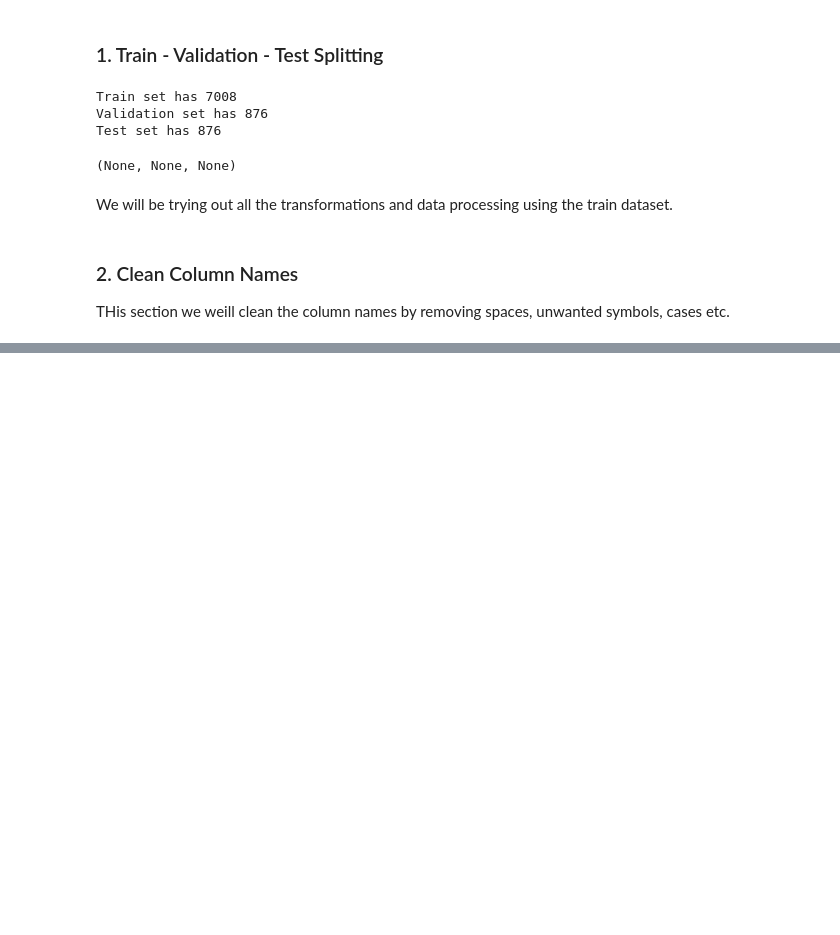
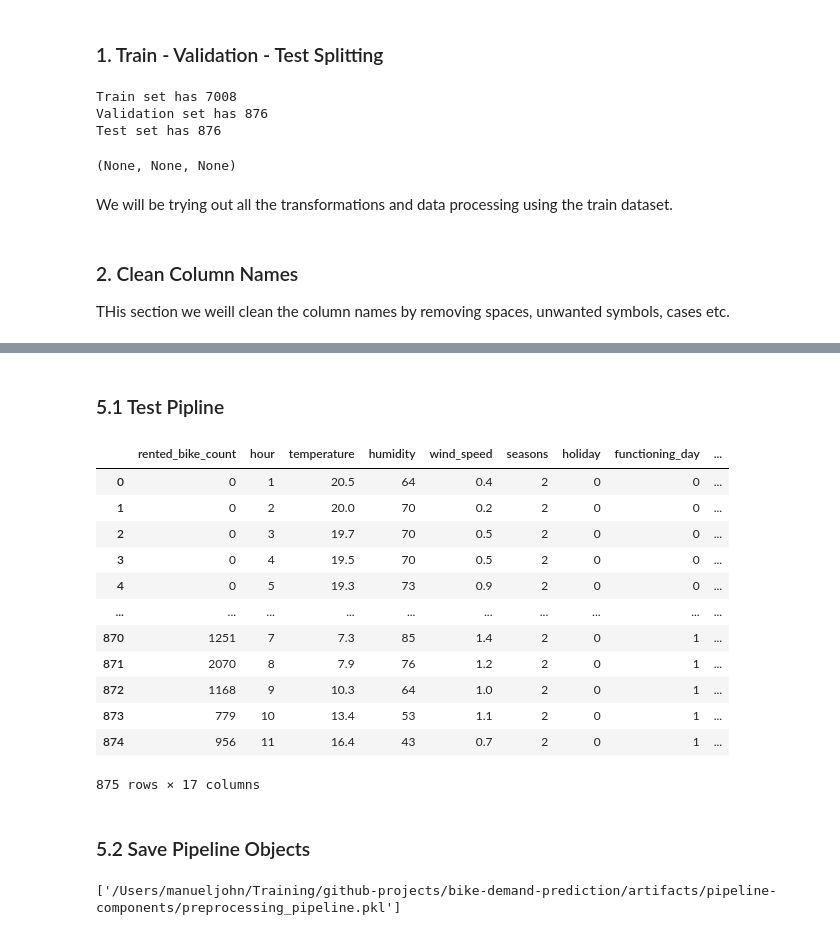
Before and after one commit to manuelmj39/bike-demand-prediction, a Jupyter notebook: notebooks/feature-engineering.ipynb, the cells around one changed output, grey strips where cells are left out. Saved outputs shown, nothing was run; the diff lists cells and outputs as text; code cells hidden in the pictures; blank space fills up the shorter version.

Commit message:
Completed Preprocessing Notebook

```diff
--- a/notebooks/feature-engineering.ipynb
+++ b/notebooks/feature-engineering.ipynb
@@ -309,3 +98,0 @@ Index(['date', 'rented_bike_count', 'hour', 'temperature', 'humidity',
-# %%
-for col in transformed_df.select_dtypes(include=[object]).columns:
-    print(col, transformed_df[col].unique())
@@ -359,0 +338,13 @@ memory usage: 930.9 KB
+# %%
+# Remove higly correlated features
+def remove_multicollinear_features(df):
+    features_to_remove = ['dew_point_temperature']
+
+    return df.drop(features_to_remove, axis=1)
+
+# create transformer
+multicollinear_transformer = FunctionTransformer(func=remove_multicollinear_features)
+# transform the dataset
+transformed_train_df = multicollinear_transformer.transform(transformed_train_df)
+
+transformed_train_df.info()
@@ -359,0 +383,3 @@ memory usage: 930.9 KB
+# %%
+for col in transformed_train_df.select_dtypes(include=[object]).columns:
+    print(col, transformed_train_df[col].unique())
@@ -359,0 +577,48 @@ memory usage: 930.9 KB
+# %%
+cleaning_pipeline = Pipeline([
+    ('clean_col_transformer', clean_col_transformer),
+    ('imputer', imputer)])
+
+feature_transformer_pipeline = Pipeline([
+    ('skew_discretizer', skew_discretizer),
+    ('multicollinear_transformer', multicollinear_transformer),
+    ('categorical_encoder', categorical_encoder),
+    ('date_features_transformer', date_features_transformer),
+    ('lag_features_transformer', lag_features_transformer)
+])
+
+# Full Pipeline
+preprocessing_pipeline = Pipeline([
+    ('preprocessing', cleaning_pipeline),
+    ('feature_transform', feature_transformer_pipeline)
+])
+
+# Fit and Transform the data
+transformed_df = preprocessing_pipeline.fit_transform(train_df)
+# %% [markdown]
+### 5.1 Test Pipline
+# %%
+preprocessing_pipeline.transform(val_df)
+# %% [output]
+|  | rented_bike_count | hour | temperature | humidity | wind_speed | seasons | holiday | functioning_day | ... |
+| 0 | 0 | 1 | 20.5 | 64 | 0.4 | 2 | 0 | 0 | ... |
+| 1 | 0 | 2 | 20.0 | 70 | 0.2 | 2 | 0 | 0 | ... |
+| 2 | 0 | 3 | 19.7 | 70 | 0.5 | 2 | 0 | 0 | ... |
+| 3 | 0 | 4 | 19.5 | 70 | 0.5 | 2 | 0 | 0 | ... |
+| 4 | 0 | 5 | 19.3 | 73 | 0.9 | 2 | 0 | 0 | ... |
+| ... | ... | ... | ... | ... | ... | ... | ... | ... | ... |
+| 870 | 1251 | 7 | 7.3 | 85 | 1.4 | 2 | 0 | 1 | ... |
+| 871 | 2070 | 8 | 7.9 | 76 | 1.2 | 2 | 0 | 1 | ... |
+| 872 | 1168 | 9 | 10.3 | 64 | 1.0 | 2 | 0 | 1 | ... |
+| 873 | 779 | 10 | 13.4 | 53 | 1.1 | 2 | 0 | 1 | ... |
+| 874 | 956 | 11 | 16.4 | 43 | 0.7 | 2 | 0 | 1 | ... |
+875 rows × 17 columns
+# %% [markdown]
+### 5.2 Save Pipeline Objects
+# %%
+# save the preprocessing pipeline
+preprocessing_pipeline_path = "/Users/manueljohn/Training/github-projects/bike-demand-prediction/artifacts/pipeline-components/preprocessing_pipeline.pkl"
+
+joblib.dump(preprocessing_pipeline, preprocessing_pipeline_path)
+# %% [output]
+['/Users/manueljohn/Training/github-projects/bike-demand-prediction/artifacts/pipeline-components/preprocessing_pipeline.pkl']
```
Also changed, not shown: parts of 40 cells of this notebook, 10 other files.
